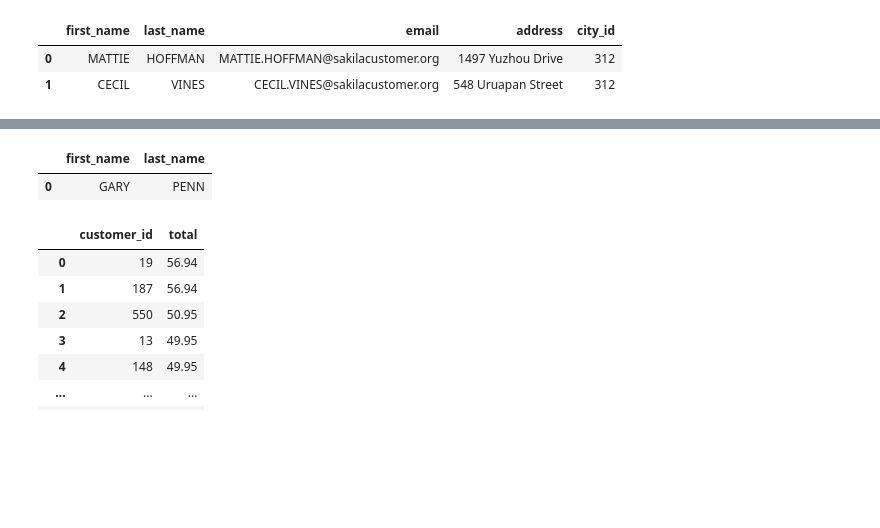
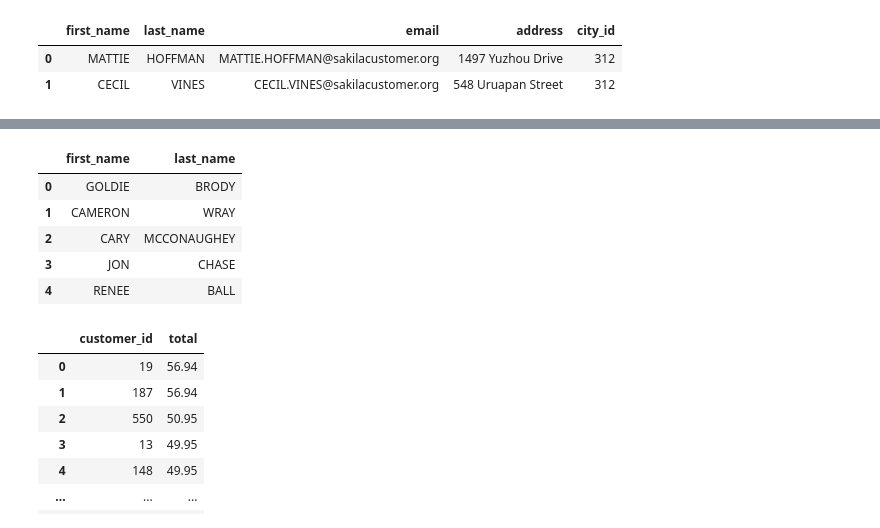
Before and after one commit to MentalTorque/SakilaCore, a Jupyter notebook: SakilaCore.ipynb, the cells around one changed output, grey strips where cells are left out. Saved outputs shown, nothing was run; the diff lists cells and outputs as text; code cells hidden in the pictures; blank space fills up the shorter version.

```diff
--- a/SakilaCore.ipynb
+++ b/SakilaCore.ipynb
@@ -126,12 +128,26 @@ pd.read_sql(q,engine)
 # %%
 #4. What query would you run to get the first and last names of all the actors in the movie titled "Bingo Talented"?
 
-q='''SELECT DISTINCT first_name, last_name
+q='''SELECT
+    actor.first_name,
+    actor.last_name
 FROM actor
-JOIN film_actor ON film_actor.actor_id=actor.actor_id
-JOIN film ON film.film_id=film_actor.actor_id
-WHERE title = 'Bingo Talented';'''
+        JOIN
+    film_actor ON film_actor.actor_id=actor.actor_id
+        JOIN
+    film ON film.film_id=film_actor.actor_id
+WHERE
+    film_actor.film_id = (SELECT
+        film_id
+        FROM
+            film
+        WHERE
+            film.title = 'Bingo Talented');'''
 pd.read_sql(q,engine)
 # %% [output]
 |  | first_name | last_name |
-| 0 | GARY | PENN |
+| 0 | GOLDIE | BRODY |
+| 1 | CAMERON | WRAY |
+| 2 | CARY | MCCONAUGHEY |
+| 3 | JON | CHASE |
+| 4 | RENEE | BALL |
```
Also changed, not shown: parts of 9 cells of this notebook.
